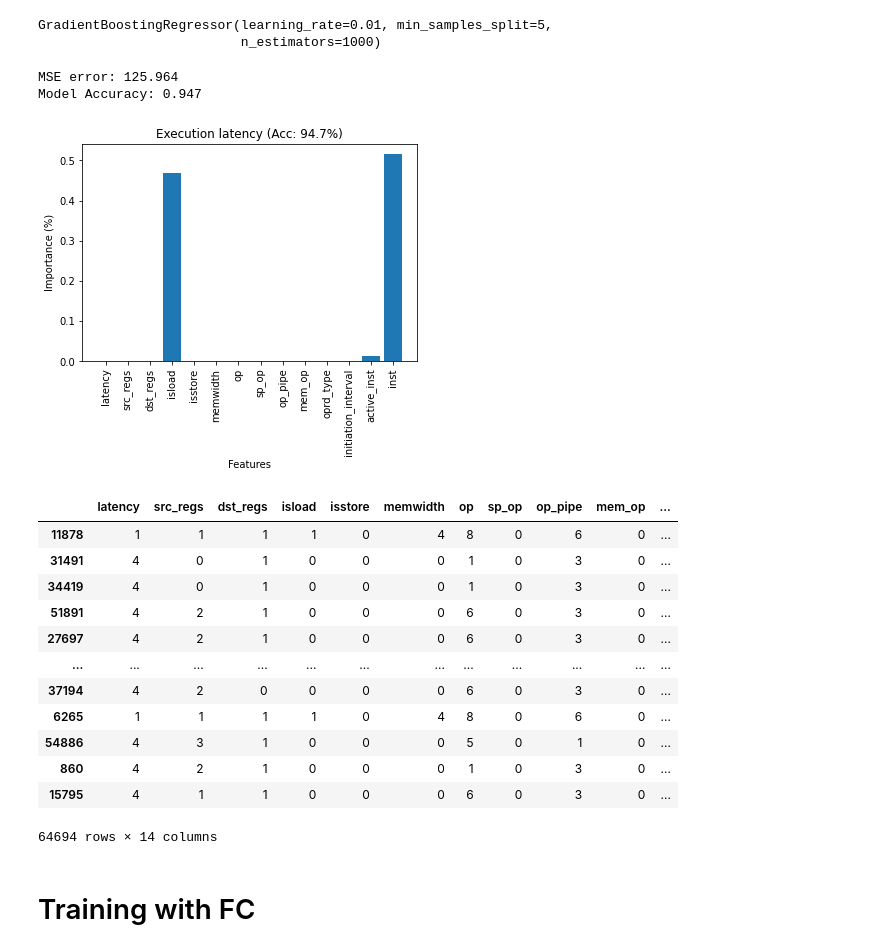
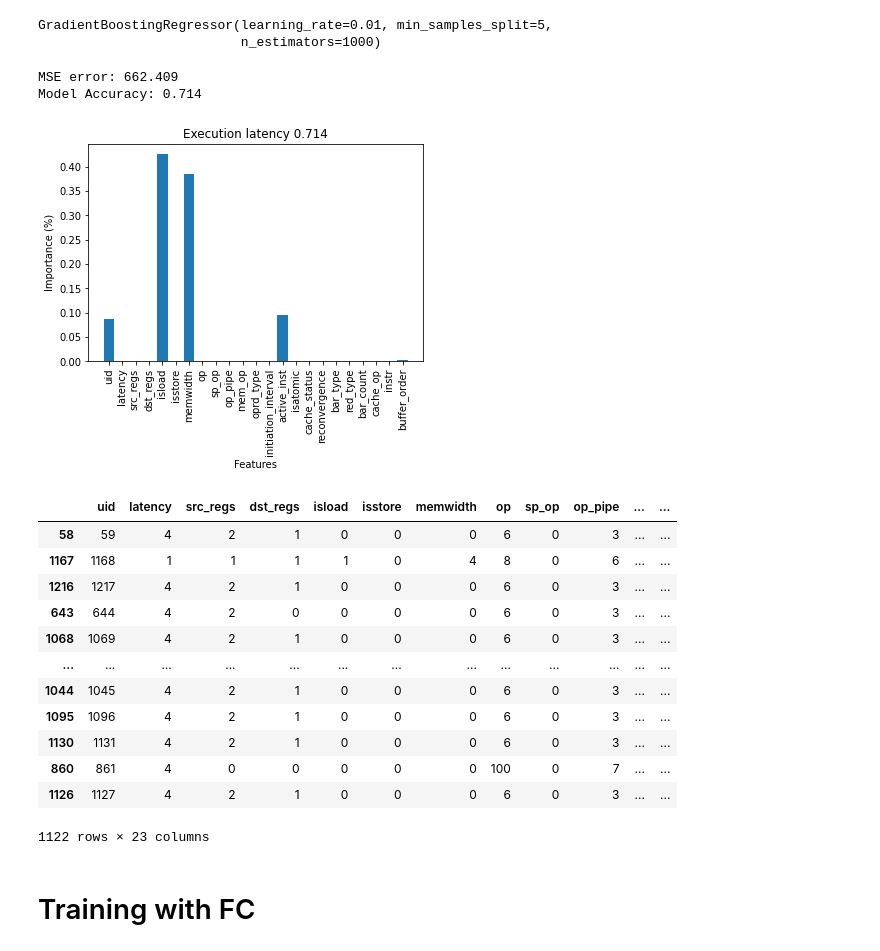
Before and after one commit to concept-inversion/GPUVista, a Jupyter notebook: data_analysis.ipynb, the cells around one changed output. Cells and saved outputs as stored; diff of their text form; code cells hidden in the pictures.

```diff
--- a/data_analysis.ipynb
+++ b/data_analysis.ipynb
@@ -25,0 +8,3 @@ df
+# %%
+df= read_data('data_processing/processed/rodinia_2.0-ft/bfs-rodinia-2.0-ft.log')
+df=df.drop(['kid','wb_id'],axis=1)
@@ -62,8 +84,8 @@ pyplot.show()
 # %% [markdown]
 # Execution model
 # %%
-output= df[['execution']]
-inp= df.drop(['issue','execution'],axis=1)
+output= df[['execution_lat']]
+inp= df.drop(['issue_lat','execution_lat','fetch_lat'],axis=1)
 X_train, X_test, y_train, y_test = train_test_split(inp, output, random_state=42, test_size=0.1)
 gbr_params = {'n_estimators': 1000,
           'max_depth': 3,
@@ -82,34 +104,34 @@ print("MSE error: %.3f "%mse)
 print("Model Accuracy: %.3f" % gbr.score(X_test, y_test))
 feature_importance = gbr.feature_importances_
 # %% [output]
-MSE error: 125.964
-Model Accuracy: 0.947
+MSE error: 662.409
+Model Accuracy: 0.714
 # %%
 pyplot.bar(range(len(gbr.feature_importances_)), gbr.feature_importances_)
 columns= list(X_train)
 pyplot.xlabel('Features')
 pyplot.ylabel('Importance (%)')
-pyplot.title('Execution latency (Acc: 94.7%)')
-pyplot.xticks([0,1,2,3,4,5,6,7,8,9,10,11,12,13],columns)
+pyplot.title('Execution latency %.3f'% gbr.score(X_test, y_test))
+pyplot.xticks([i for i in range(0,inp.shape[1])],columns)
 pyplot.xticks(rotation=90)
 pyplot.show()
 # %% [output]
-[figure, old version]
+[figure, new version]
 # %%
 X_train
 # %% [output]
-|  | latency | src_regs | dst_regs | isload | isstore | memwidth | op | sp_op | op_pipe | mem_op | ... |
-| 11878 | 1 | 1 | 1 | 1 | 0 | 4 | 8 | 0 | 6 | 0 | ... |
-| 31491 | 4 | 0 | 1 | 0 | 0 | 0 | 1 | 0 | 3 | 0 | ... |
-| 34419 | 4 | 0 | 1 | 0 | 0 | 0 | 1 | 0 | 3 | 0 | ... |
-| 51891 | 4 | 2 | 1 | 0 | 0 | 0 | 6 | 0 | 3 | 0 | ... |
-| 27697 | 4 | 2 | 1 | 0 | 0 | 0 | 6 | 0 | 3 | 0 | ... |
-| ... | ... | ... | ... | ... | ... | ... | ... | ... | ... | ... | ... |
-| 37194 | 4 | 2 | 0 | 0 | 0 | 0 | 6 | 0 | 3 | 0 | ... |
-| 6265 | 1 | 1 | 1 | 1 | 0 | 4 | 8 | 0 | 6 | 0 | ... |
-| 54886 | 4 | 3 | 1 | 0 | 0 | 0 | 5 | 0 | 1 | 0 | ... |
-| 860 | 4 | 2 | 1 | 0 | 0 | 0 | 1 | 0 | 3 | 0 | ... |
-| 15795 | 4 | 1 | 1 | 0 | 0 | 0 | 6 | 0 | 3 | 0 | ... |
+|  | uid | latency | src_regs | dst_regs | isload | isstore | memwidth | op | sp_op | op_pipe | ... | ... |
+| 58 | 59 | 4 | 2 | 1 | 0 | 0 | 0 | 6 | 0 | 3 | ... | ... |
+| 1167 | 1168 | 1 | 1 | 1 | 1 | 0 | 4 | 8 | 0 | 6 | ... | ... |
+| 1216 | 1217 | 4 | 2 | 1 | 0 | 0 | 0 | 6 | 0 | 3 | ... | ... |
+| 643 | 644 | 4 | 2 | 0 | 0 | 0 | 0 | 6 | 0 | 3 | ... | ... |
+| 1068 | 1069 | 4 | 2 | 1 | 0 | 0 | 0 | 6 | 0 | 3 | ... | ... |
+| ... | ... | ... | ... | ... | ... | ... | ... | ... | ... | ... | ... | ... |
+| 1044 | 1045 | 4 | 2 | 1 | 0 | 0 | 0 | 6 | 0 | 3 | ... | ... |
+| 1095 | 1096 | 4 | 2 | 1 | 0 | 0 | 0 | 6 | 0 | 3 | ... | ... |
+| 1130 | 1131 | 4 | 2 | 1 | 0 | 0 | 0 | 6 | 0 | 3 | ... | ... |
+| 860 | 861 | 4 | 0 | 0 | 0 | 0 | 0 | 100 | 0 | 7 | ... | ... |
+| 1126 | 1127 | 4 | 2 | 1 | 0 | 0 | 0 | 6 | 0 | 3 | ... | ... |
-64694 rows × 14 columns
+1122 rows × 23 columns
 # %% [markdown]
 # Training with FC
```
Also changed, not shown: parts of 11 cells of this notebook, 17 other files.
